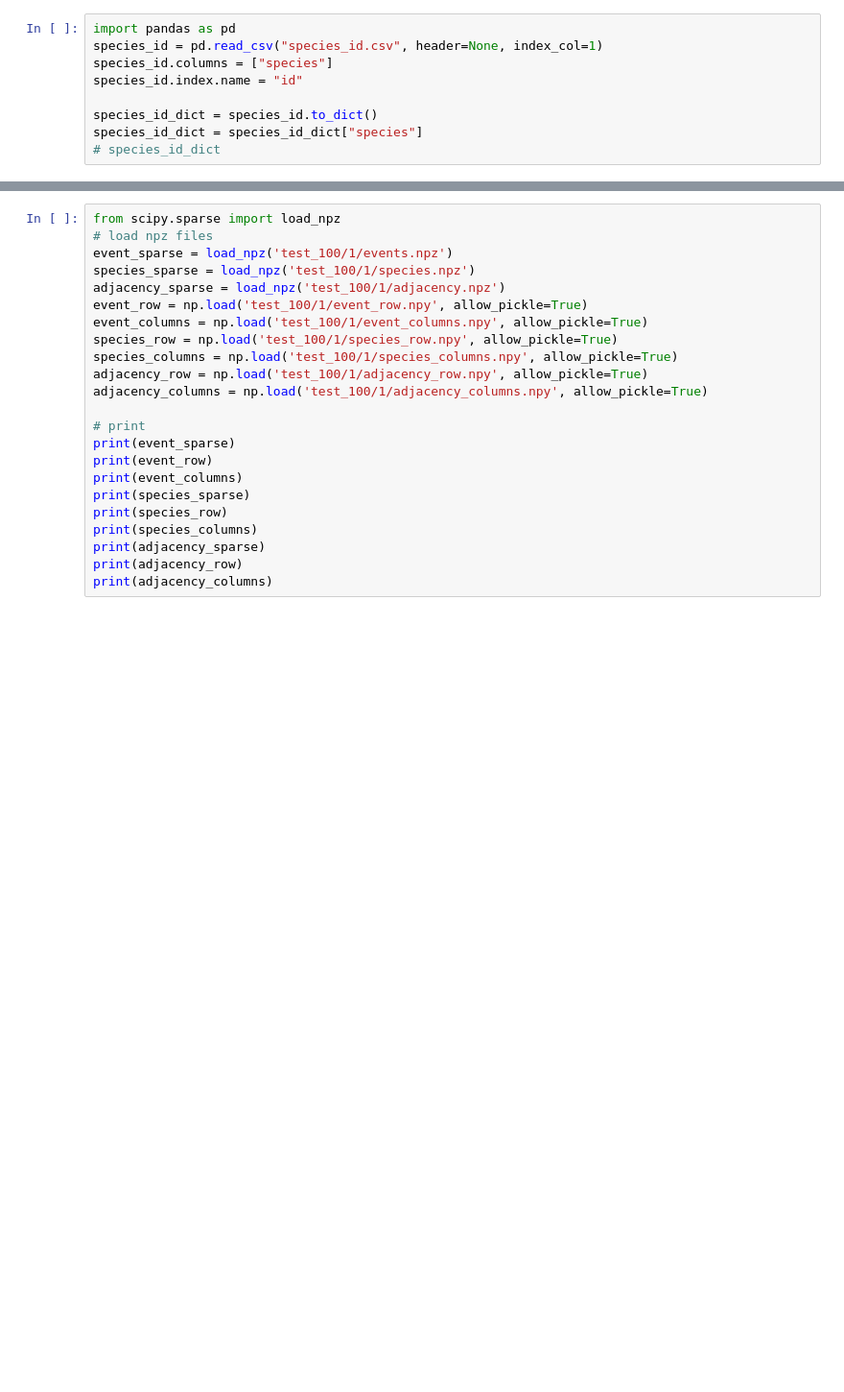
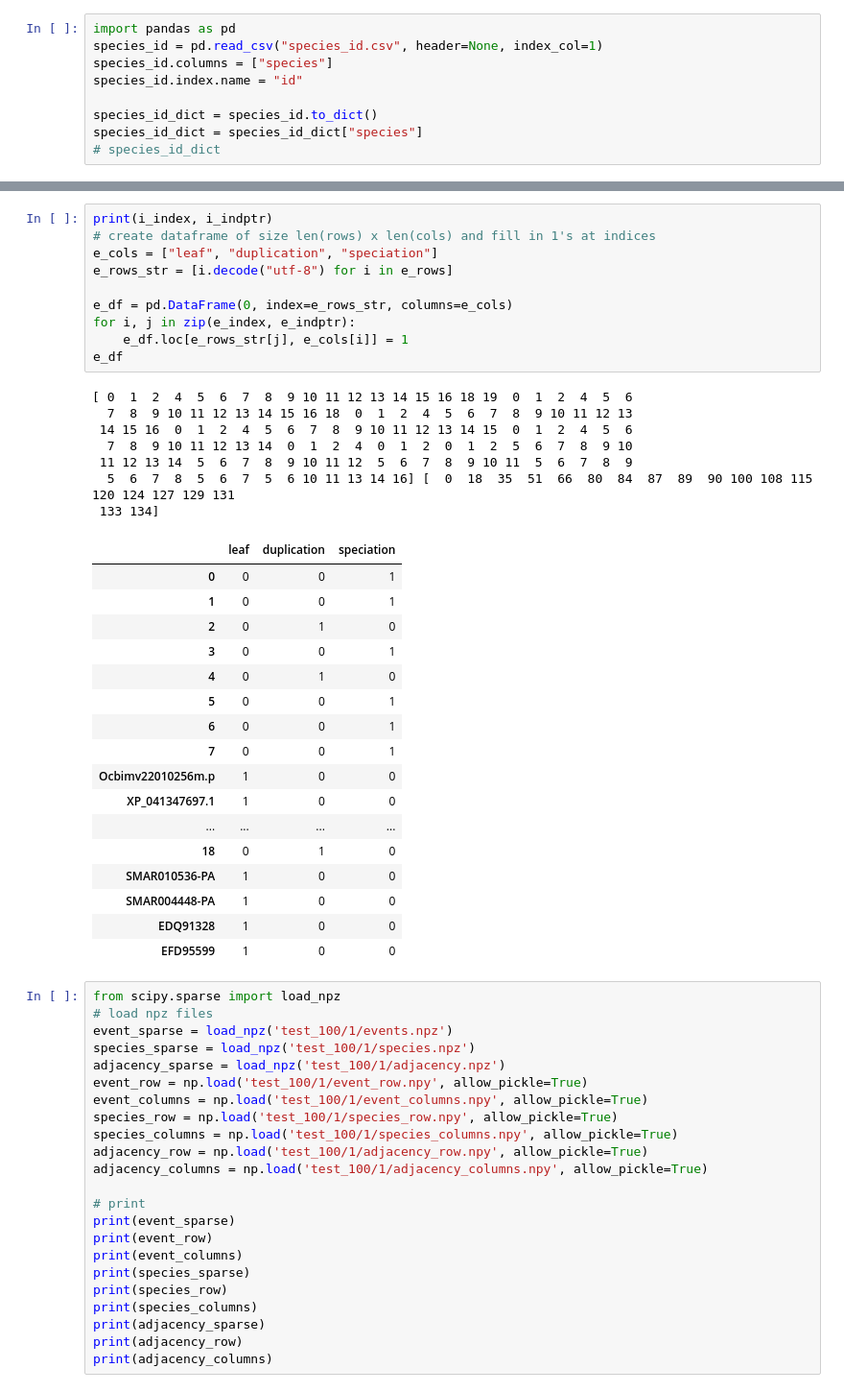
Before and after one commit to claire-hsieh/GENIUS-Genetic-Network-Identification-for-Understanding-Size-of-the-Brain, a Jupyter notebook: trees/random.ipynb, the cells around one changed output, grey strips where cells are left out. Shown: that part at 96% size. Saved outputs shown, nothing was run; the diff lists cells and outputs as text; blank space fills up the shorter version.

```diff
--- a/trees/random.ipynb
+++ b/trees/random.ipynb
@@ -205,3 +285,38 @@ e_matrix, e_index, e_indptr, e_rows, e_cols
+# %%
+print(i_index, i_indptr)
+# create dataframe of size len(rows) x len(cols) and fill in 1's at indices
+e_cols = ["leaf", "duplication", "speciation"]
+e_rows_str = [i.decode("utf-8") for i in e_rows]
+
+e_df = pd.DataFrame(0, index=e_rows_str, columns=e_cols)
+for i, j in zip(e_index, e_indptr):
+    e_df.loc[e_rows_str[j], e_cols[i]] = 1
+e_df
+# %% [output]
+[ 0  1  2  4  5  6  7  8  9 10 11 12 13 14 15 16 18 19  0  1  2  4  5  6
+  7  8  9 10 11 12 13 14 15 16 18  0  1  2  4  5  6  7  8  9 10 11 12 13
+ 14 15 16  0  1  2  4  5  6  7  8  9 10 11 12 13 14 15  0  1  2  4  5  6
+  7  8  9 10 11 12 13 14  0  1  2  4  0  1  2  0  1  2  5  6  7  8  9 10
+ 11 12 13 14  5  6  7  8  9 10 11 12  5  6  7  8  9 10 11  5  6  7  8  9
+  5  6  7  8  5  6  7  5  6 10 11 13 14 16] [  0  18  35  51  66  80  84  87  89  90 100 108 115 120 124 127 129 131
+ 133 134]
+|  | leaf | duplication | speciation |
+| 0 | 0 | 0 | 1 |
+| 1 | 0 | 0 | 1 |
+| 2 | 0 | 1 | 0 |
+| 3 | 0 | 0 | 1 |
+| 4 | 0 | 1 | 0 |
+| 5 | 0 | 0 | 1 |
+| 6 | 0 | 0 | 1 |
+| 7 | 0 | 0 | 1 |
+| Ocbimv22010256m.p | 1 | 0 | 0 |
+| XP_041347697.1 | 1 | 0 | 0 |
+| ... | ... | ... | ... |
+| 18 | 0 | 1 | 0 |
+| SMAR010536-PA | 1 | 0 | 0 |
+| SMAR004448-PA | 1 | 0 | 0 |
+| EDQ91328 | 1 | 0 | 0 |
+| EFD95599 | 1 | 0 | 0 |
 # %%
 from scipy.sparse import load_npz
 # load npz files
```
Also changed, not shown: parts of 8 cells of this notebook, 1 other file.
